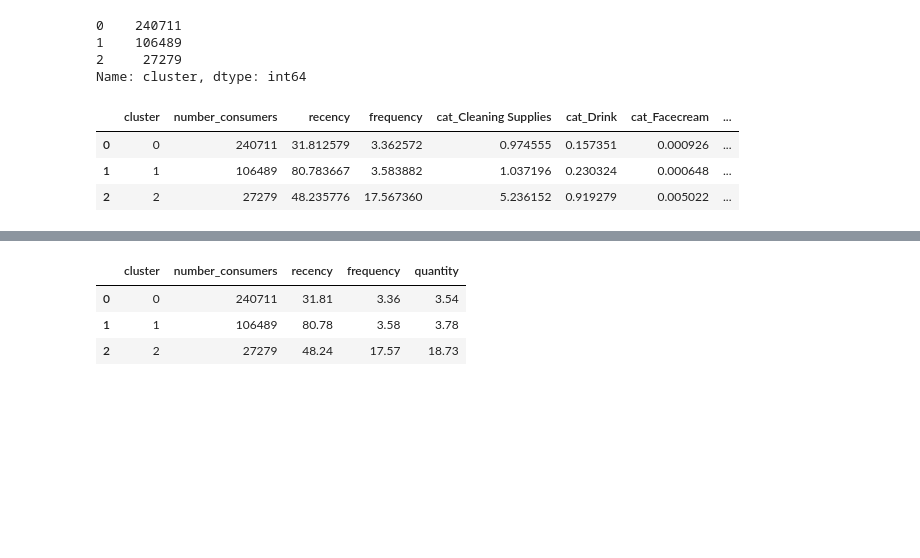
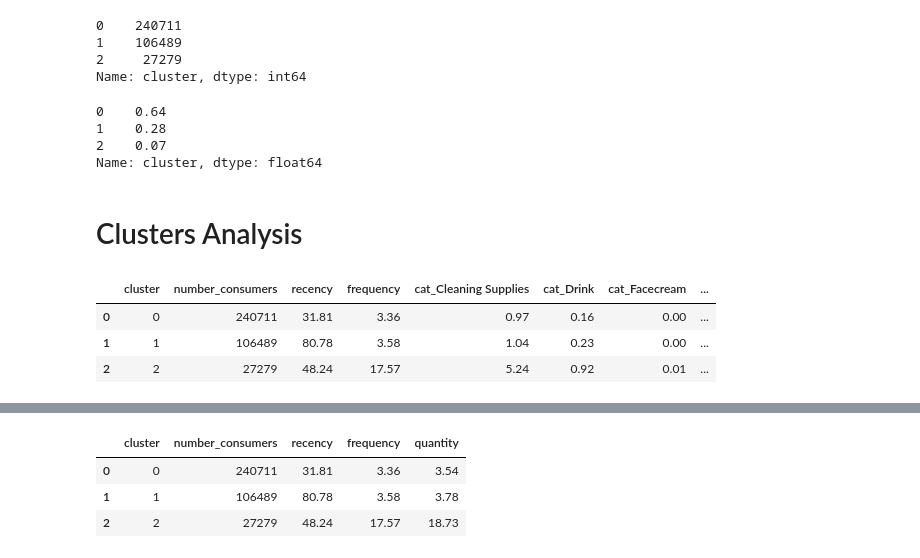
Before and after one commit to Hubert-Ayissi/ICP-Open, a Jupyter notebook: KMEANS _Finale.ipynb, the cells around one changed output, grey strips where cells are left out. Saved outputs shown, nothing was run; the diff lists cells and outputs as text; code cells hidden in the pictures; blank space fills up the shorter version.

```diff
--- a/KMEANS _Finale.ipynb
+++ b/KMEANS _Finale.ipynb
@@ -210,23 +228,37 @@ results.cluster.value_counts()
 1    106489
 2     27279
 Name: cluster, dtype: int64
+# %%
+# Weight percentage of each cluster
+round(results.cluster.value_counts(normalize=True), 2)
+# %% [output]
+0    0.64
+1    0.28
+2    0.07
+Name: cluster, dtype: float64
+# %% [markdown]
+# Clusters Analysis
 # %%
+# Summarize each clusters attributes
+products_cat = ['cat_Cleaning Supplies', 'cat_Drink', 'cat_Facecream','cat_Facewash',\
+                  'cat_Shampoo','cat_Skincare','cat_Soap','cat_Toiletry']
+
 cluster_behavior_sum = results.groupby(['cluster'], as_index=False).agg({
     'number_consumers': 'sum',
     'recency':'mean',
     'frequency':'mean',
     'cat_Cleaning Supplies':'mean',
     'cat_Drink': 'mean',
     'cat_Facecream': 'mean' ,
     'cat_Facewash': 'mean',
     'cat_Shampoo': 'mean',
     'cat_Skincare' : 'mean',
     'cat_Soap': 'mean',
     'cat_Toiletry':'mean'
 })
-cluster_behavior_sum
+round(cluster_behavior_sum, 2)
 # %% [output]
 |  | cluster | number_consumers | recency | frequency | cat_Cleaning Supplies | cat_Drink | cat_Facecream | ... |
-| 0 | 0 | 240711 | 31.812579 | 3.362572 | 0.974555 | 0.157351 | 0.000926 | ... |
-| 1 | 1 | 106489 | 80.783667 | 3.583882 | 1.037196 | 0.230324 | 0.000648 | ... |
-| 2 | 2 | 27279 | 48.235776 | 17.567360 | 5.236152 | 0.919279 | 0.005022 | ... |
+| 0 | 0 | 240711 | 31.81 | 3.36 | 0.97 | 0.16 | 0.00 | ... |
+| 1 | 1 | 106489 | 80.78 | 3.58 | 1.04 | 0.23 | 0.00 | ... |
+| 2 | 2 | 27279 | 48.24 | 17.57 | 5.24 | 0.92 | 0.01 | ... |
```
Also changed, not shown: parts of 35 cells of this notebook.
